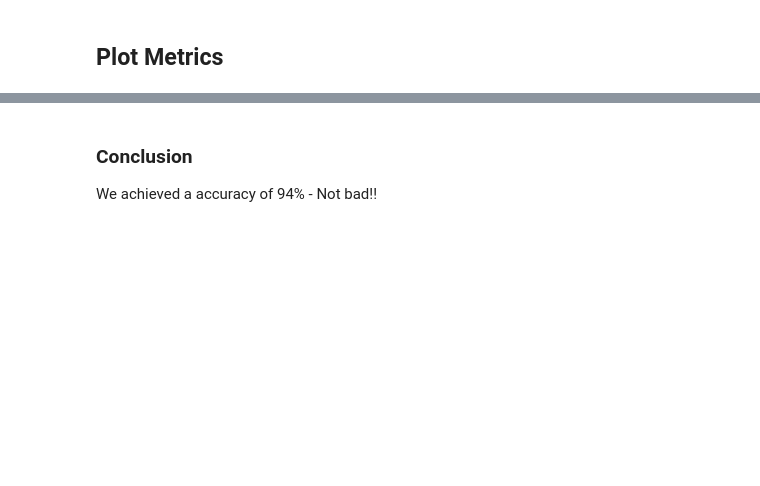
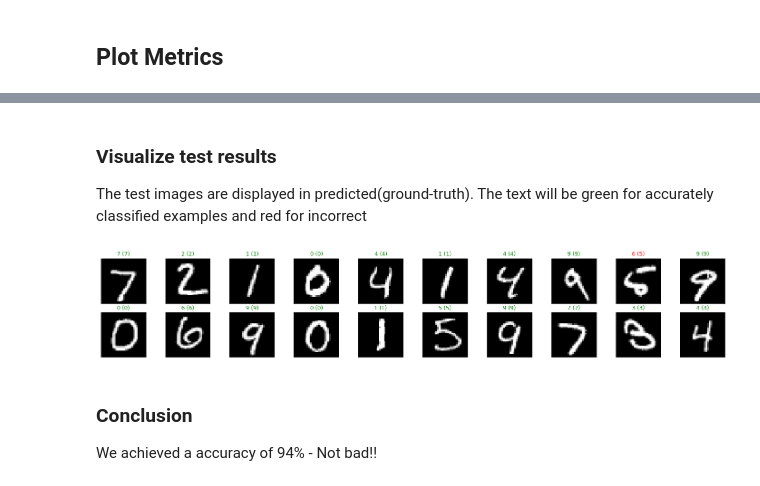
Before and after one commit to divya-r-kamat/PyTorch, a Jupyter notebook: MNIST_Neural_Network.ipynb, the cells around one changed output, grey strips where cells are left out. Cells and saved outputs as stored; diff of their text form; code cells hidden in the pictures; blank space fills up the shorter version.

```diff
--- a/MNIST_Neural_Network.ipynb
+++ b/MNIST_Neural_Network.ipynb
@@ -363,3 +421,25 @@ plot_scores(history)
+# %% [markdown]
+### Visualize test results
+
+The test images are displayed in predicted(ground-truth). The text will be green for accurately classified examples and red for incorrect
+# %%
+for images,labels in test_loader:
+   break
+
+#get sample outputs
+output = model(images)
+
+#convert output probabilities to predicted class
+_,preds = torch.max(output,dim=1)
+
+fig = plt.figure(figsize=(25,4))
+for idx in range(20):
+  ax = fig.add_subplot(2,20/2, idx+1, xticks = [],yticks=[])
+  ax.imshow(images[idx].cpu().squeeze(),cmap='gray')
+  ax.set_title("{} ({})".format(str(preds[idx].item()),labels[idx].item()),
+                                color=("green" if preds[idx]==labels[idx] else "red"))
+# %% [output]
+[figure, added]
 # %% [markdown]
 ### Conclusion
 
```
Also changed, not shown: parts of 16 cells of this notebook.
